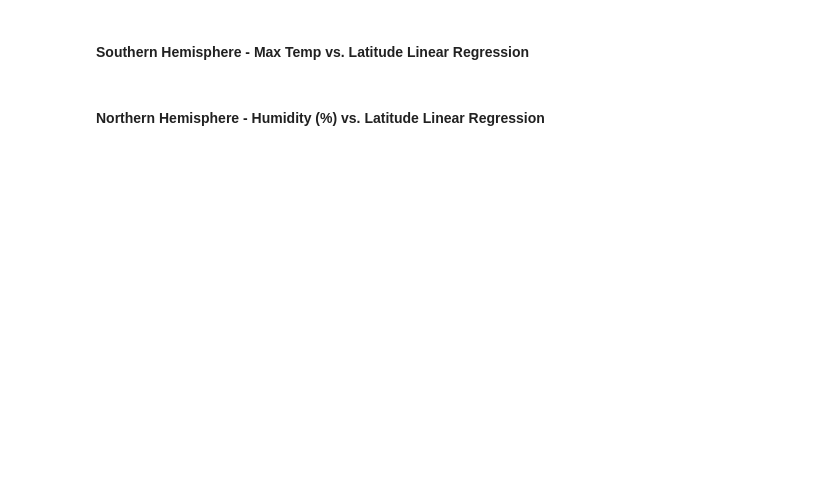
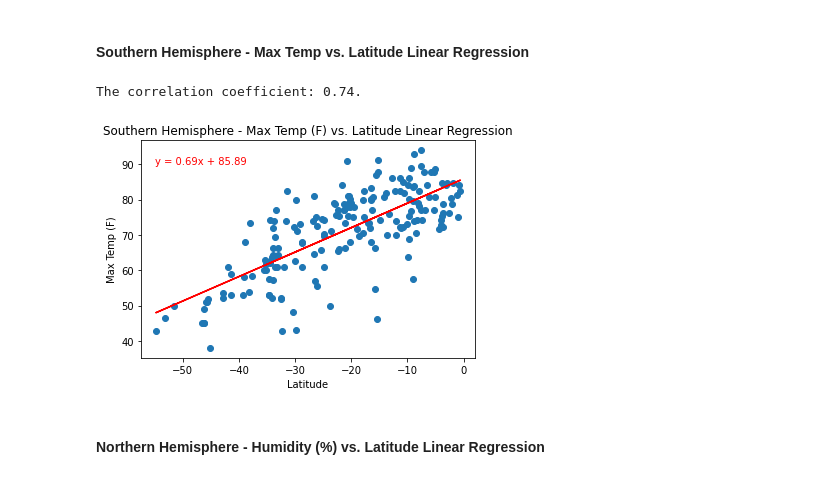
Before and after one commit to tanmayrp/python-api-challenge, a Jupyter notebook: WeatherPy/WeatherPy.ipynb, the cells around one changed output. Cells and saved outputs as stored; diff of their text form; code cells hidden in the pictures; blank space fills up the shorter version.

```diff
--- a/WeatherPy/WeatherPy.ipynb
+++ b/WeatherPy/WeatherPy.ipynb
@@ -246,4 +286,18 @@ Windspeed is greatly reduced as we move away from the equator on either directio
 # %% [markdown]
 ####  Southern Hemisphere - Max Temp vs. Latitude Linear Regression
+# %%
+x_axis = southern_hemisphere_df["Lat"]
+y_axis = southern_hemisphere_df["Max Temp"]
+line_equation = linearRegressionFunc(x_axis, y_axis)
+
+plt.annotate(line_equation, (-55, 90), color="red")
+plt.title("Southern Hemisphere - Max Temp (F) vs. Latitude Linear Regression")
+plt.ylabel("Max Temp (F)")
+plt.xlabel("Latitude")
+plt.savefig("output_data/southern_maxtemp_vs_lat.png")
+plt.show()
+# %% [output]
+The correlation coefficient: 0.74.
+[figure, added]
 # %% [markdown]
 ####  Northern Hemisphere - Humidity (%) vs. Latitude Linear Regression
```
Also changed, not shown: parts of 14 cells of this notebook, 12 other files.
